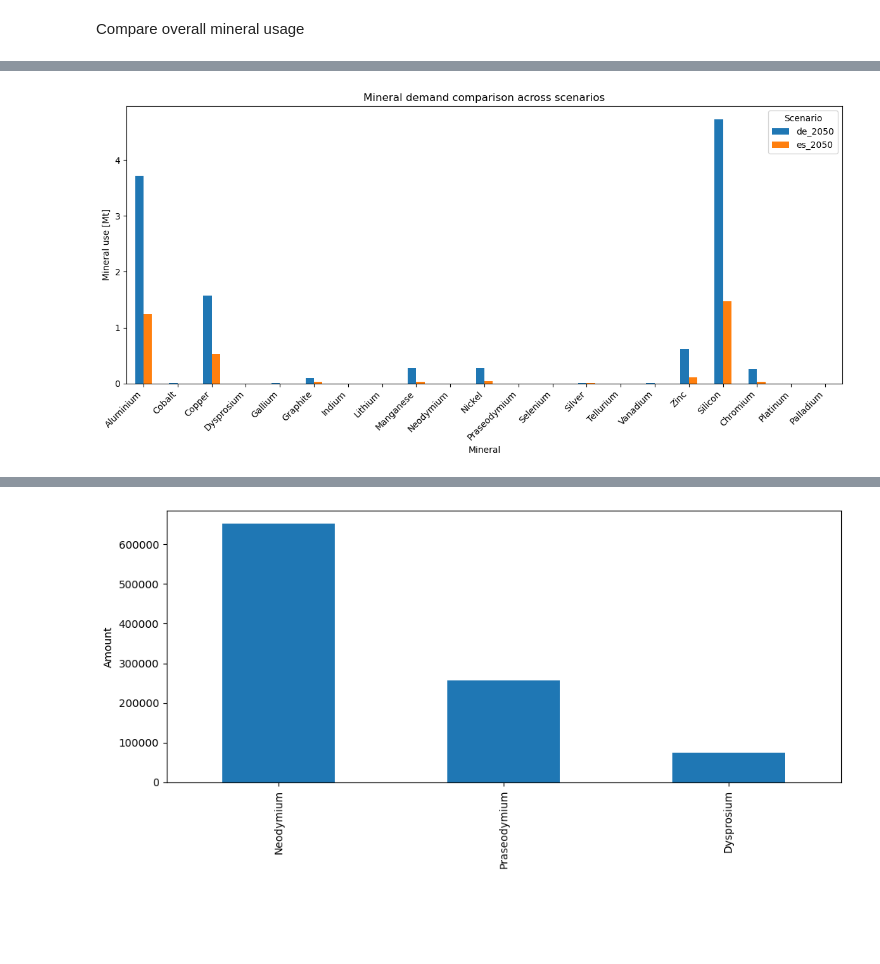
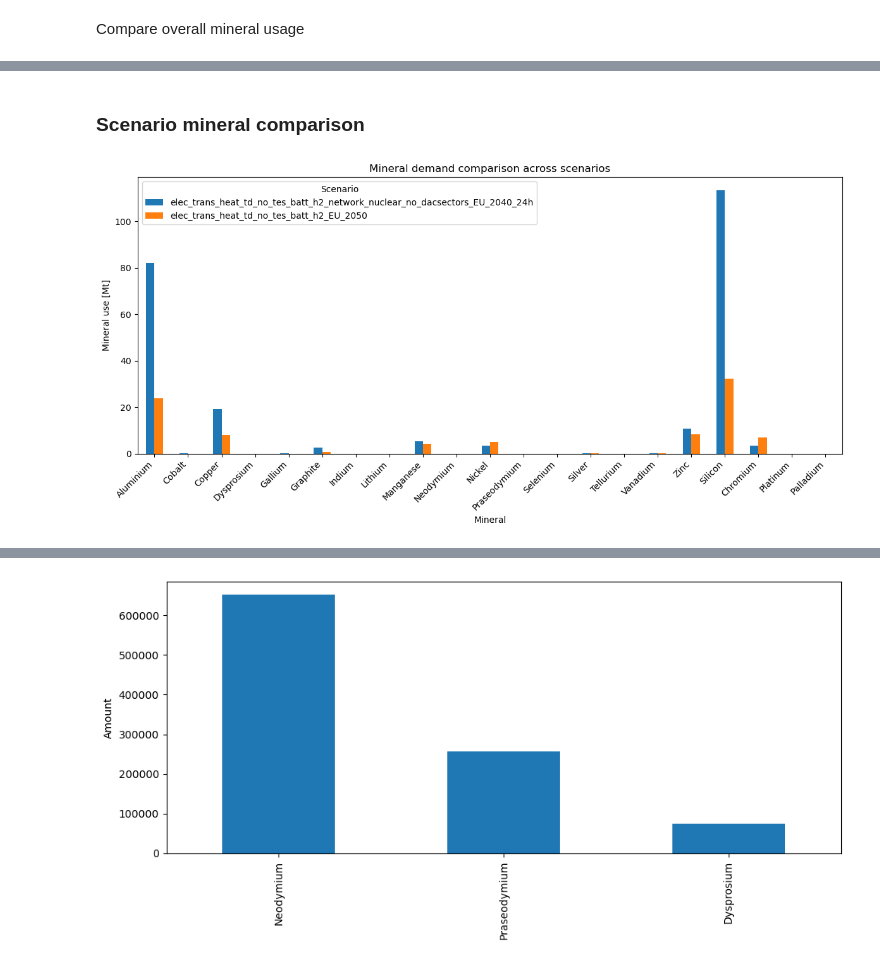
Before and after one commit to ayshaC/pypsa-eur, a Jupyter notebook: analysis/mineral_analysis.ipynb, the cells around one changed output, grey strips where cells are left out. Cells and saved outputs as stored; diff of their text form; code cells hidden in the pictures; blank space fills up the shorter version.

```diff
--- a/analysis/mineral_analysis.ipynb
+++ b/analysis/mineral_analysis.ipynb
@@ -1118,20 +1071,3 @@ Use *expanded_capacity* not *installed_capacity*
 # %% [markdown]
 today:
 - make it so you can compare scenarios
-# %%
-# updated mapping process
-# do a right join pypsa capacities - market shares
-# then there is one row per sub-technology
-
-
-# separate files per scenario?
-
-expanded_capacities = pd.DataFrame(n[sample].statistics.expanded_capacity().reset_index()).rename(columns={0: 'capacity'})
-
-# merge with market share data
-expanded_capacities = pd.merge(expanded_capacities, tech_scenarios, left_on='carrier', right_on='PyPSA technology', how='inner')
-# expanded_capacities
-
-expanded_capacities = pd.merge(expanded_capacities, mineral_intensities, left_on='LCI name', right_on='Activity', how='inner')
-
-#just combine mineral intensity dfs instead.... need to pick a scenario
@@ -1315,14 +1652,0 @@ plt.show()
-# %%
-expanded_capacities = pd.DataFrame(n["de_2050"].statistics.expanded_capacity().reset_index()).rename(columns={0: 'capacity'})
-
-expanded_capacities["lci_technology"] = expanded_capacities["carrier"].map(techs_map["technology_map"])
-expanded_capacities = pd.merge(expanded_capacities, mineral_intensities, left_on='lci_technology', right_on='Activity', how='inner')
-
-expanded_capacities[minerals] = expanded_capacities[minerals].mul(expanded_capacities.capacity, axis=0)
-
-s = expanded_capacities[minerals].sum()/(1000*1000*1000)   # example Series, index = mineral names
-ax = s.plot.bar(figsize=(10,5), color="C0")
-ax.set_ylabel("Amount")        # change units/label as needed
-ax.set_xlabel("")              # remove x-label if redundant
-plt.tight_layout()
-plt.show()
@@ -1331,28 +1877,30 @@ plt.show()
+# %% [markdown]
+### Scenario mineral comparison
 # %%
-scenarios_to_compare = ["de_2050", "es_2050"]
+scenarios_to_compare = [sample3, sample_no_sectors]
 mineral_data = {}
 
 for scenario_name in scenarios_to_compare:
     expanded_capacities = pd.DataFrame(n[scenario_name].statistics.expanded_capacity().reset_index()).rename(columns={0: 'capacity'})
 
     expanded_capacities["lci_technology"] = expanded_capacities["carrier"].map(techs_map["technology_map"])
     expanded_capacities = pd.merge(expanded_capacities, mineral_intensities, left_on='lci_technology', right_on='Activity', how='inner')
 
     expanded_capacities[minerals] = expanded_capacities[minerals].mul(expanded_capacities.capacity, axis=0)
 
     mineral_data[scenario_name] = expanded_capacities[minerals].sum() / (1000*1000*1000)  # Mt
 
 # Create DataFrame with both scenarios (minerals as rows, scenarios as columns)
 comparison_df = pd.DataFrame(mineral_data)
 
 # Plot side-by-side bars
 ax = comparison_df.plot.bar(figsize=(12, 6), color=["C0", "C1"])
 ax.set_ylabel("Mineral use [Mt]")
 ax.set_xlabel("Mineral")
 ax.set_title("Mineral demand comparison across scenarios")
 plt.xticks(rotation=45, ha="right")
 plt.legend(title="Scenario")
 plt.tight_layout()
 plt.show()
 # %% [output]
-[figure, old version]
+[figure, new version]
```
Also changed, not shown: parts of 60 cells of this notebook.
